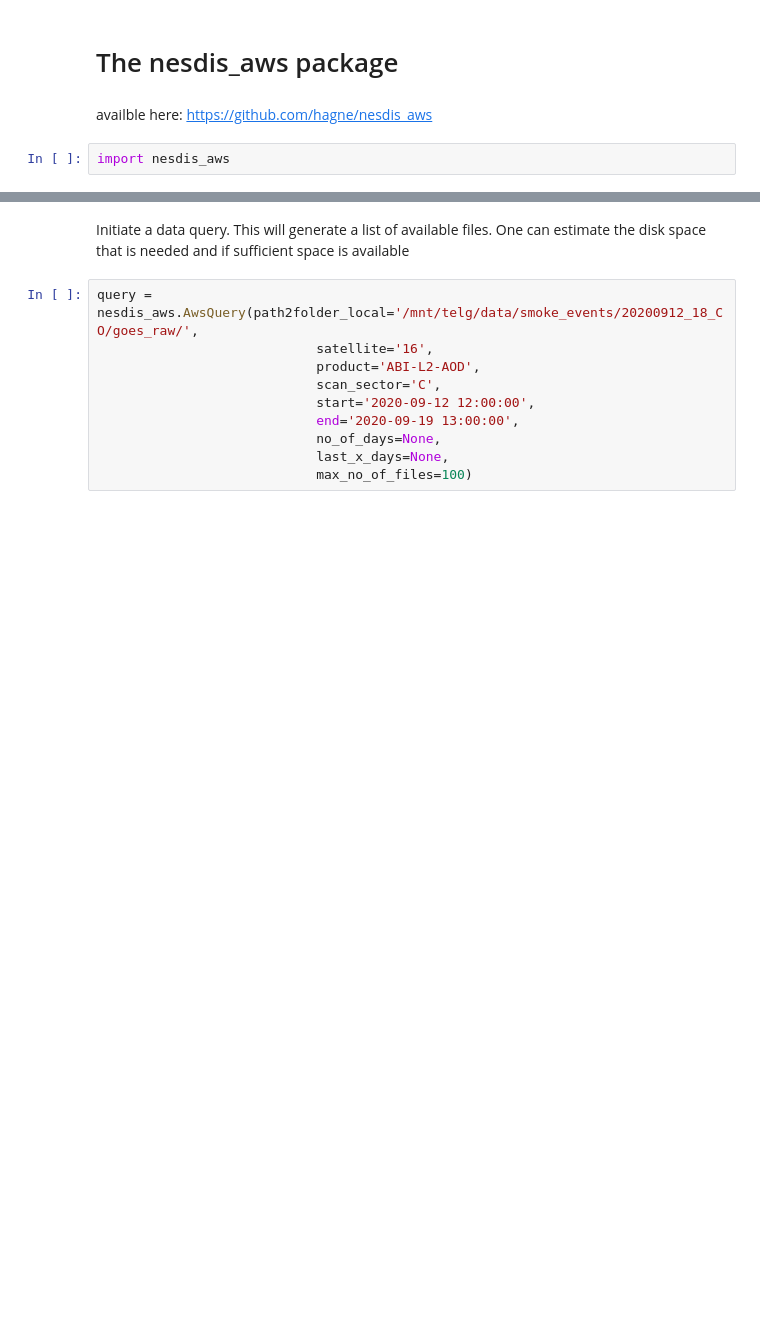
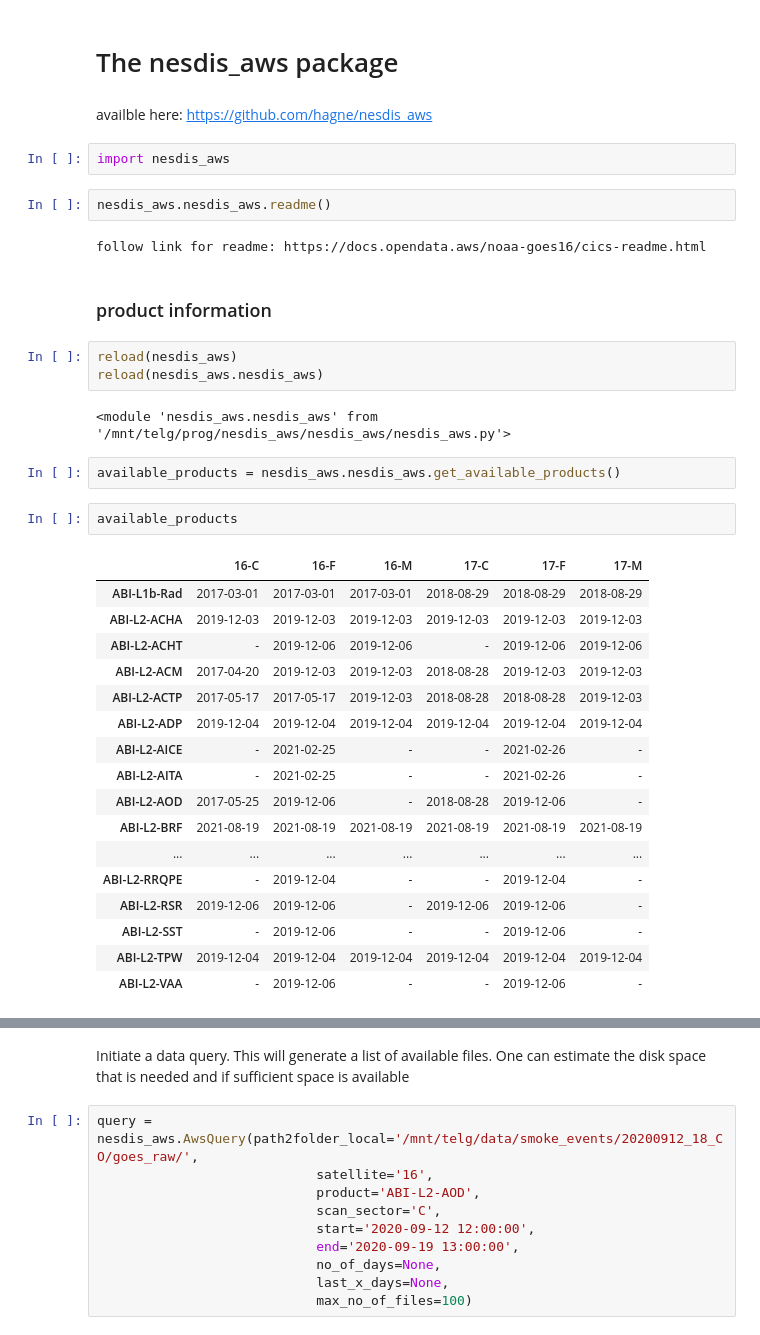
Before and after one commit to hagne/nesdis_aws, a Jupyter notebook: examples/getting_started.ipynb, the cells around one changed output, grey strips where cells are left out. Cells and saved outputs as stored; diff of their text form; blank space fills up the shorter version.

Commit message:
improve get_available_products function
the function no provide since when those products are available.

```diff
--- a/examples/getting_started.ipynb
+++ b/examples/getting_started.ipynb
@@ -16,3 +16,36 @@ import pathlib as pl
 availble here: https://github.com/hagne/nesdis_aws
 # %%
 import nesdis_aws
+# %%
+nesdis_aws.nesdis_aws.readme()
+# %% [output]
+follow link for readme: https://docs.opendata.aws/noaa-goes16/cics-readme.html
+# %% [markdown]
+### product information
+# %%
+reload(nesdis_aws)
+reload(nesdis_aws.nesdis_aws)
+# %% [output]
+<module 'nesdis_aws.nesdis_aws' from '/mnt/telg/prog/nesdis_aws/nesdis_aws/nesdis_aws.py'>
+# %%
+available_products = nesdis_aws.nesdis_aws.get_available_products()
+# %%
+available_products
+# %% [output]
+|  | 16-C | 16-F | 16-M | 17-C | 17-F | 17-M |
+| ABI-L1b-Rad | 2017-03-01 | 2017-03-01 | 2017-03-01 | 2018-08-29 | 2018-08-29 | 2018-08-29 |
+| ABI-L2-ACHA | 2019-12-03 | 2019-12-03 | 2019-12-03 | 2019-12-03 | 2019-12-03 | 2019-12-03 |
+| ABI-L2-ACHT | - | 2019-12-06 | 2019-12-06 | - | 2019-12-06 | 2019-12-06 |
+| ABI-L2-ACM | 2017-04-20 | 2019-12-03 | 2019-12-03 | 2018-08-28 | 2019-12-03 | 2019-12-03 |
+| ABI-L2-ACTP | 2017-05-17 | 2017-05-17 | 2019-12-03 | 2018-08-28 | 2018-08-28 | 2019-12-03 |
+| ABI-L2-ADP | 2019-12-04 | 2019-12-04 | 2019-12-04 | 2019-12-04 | 2019-12-04 | 2019-12-04 |
+| ABI-L2-AICE | - | 2021-02-25 | - | - | 2021-02-26 | - |
+| ABI-L2-AITA | - | 2021-02-25 | - | - | 2021-02-26 | - |
+| ABI-L2-AOD | 2017-05-25 | 2019-12-06 | - | 2018-08-28 | 2019-12-06 | - |
+| ABI-L2-BRF | 2021-08-19 | 2021-08-19 | 2021-08-19 | 2021-08-19 | 2021-08-19 | 2021-08-19 |
+| ... | ... | ... | ... | ... | ... | ... |
+| ABI-L2-RRQPE | - | 2019-12-04 | - | - | 2019-12-04 | - |
+| ABI-L2-RSR | 2019-12-06 | 2019-12-06 | - | 2019-12-06 | 2019-12-06 | - |
+| ABI-L2-SST | - | 2019-12-06 | - | - | 2019-12-06 | - |
+| ABI-L2-TPW | 2019-12-04 | 2019-12-04 | 2019-12-04 | 2019-12-04 | 2019-12-04 | 2019-12-04 |
+| ABI-L2-VAA | - | 2019-12-06 | - | - | 2019-12-06 | - |
```
Also changed, not shown: parts of 7 cells of this notebook, 1 other file.
